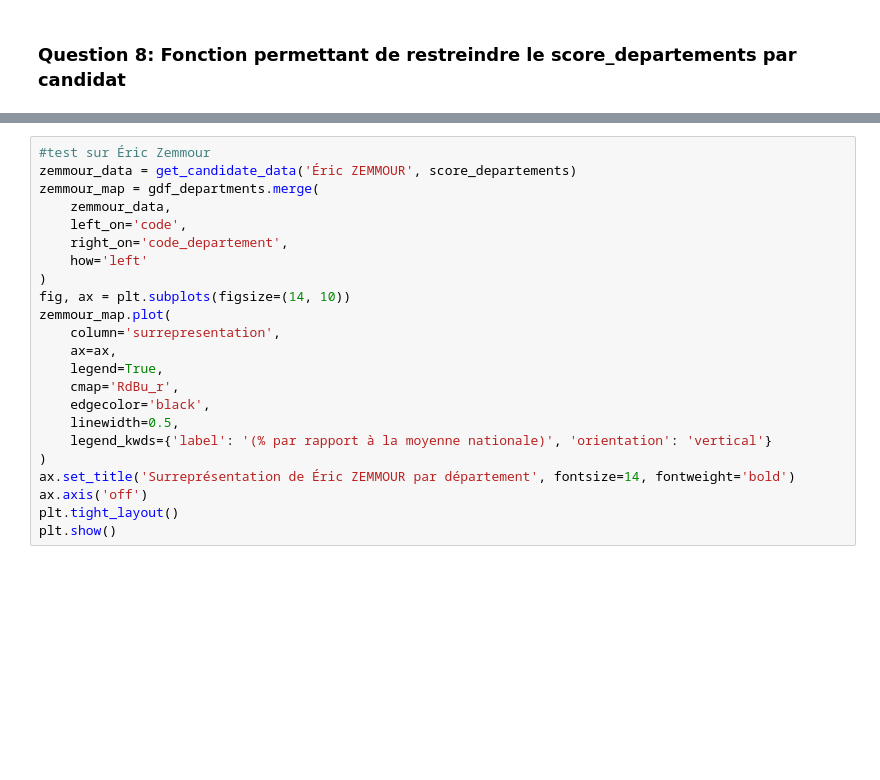
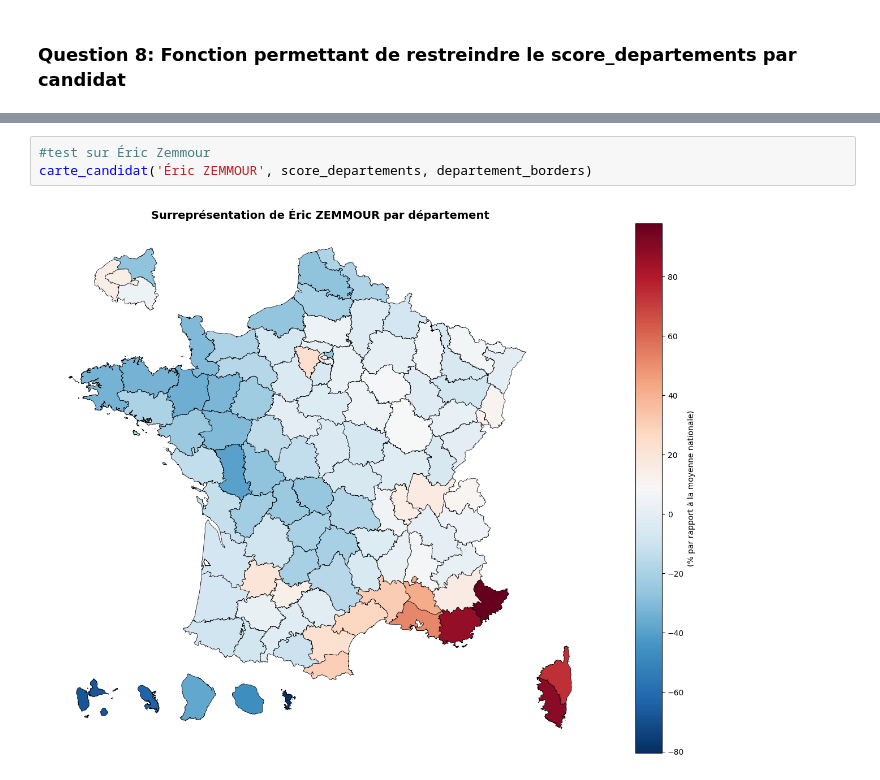
Before and after one commit to YATABARE-Cheikna-Amala/Projet_-Python_pour_la_Data_Science, a Jupyter notebook: Notebook_traitement_Marius&Cheikna.ipynb, the cells around one changed output, grey strips where cells are left out. Saved outputs shown, nothing was run; the diff lists cells and outputs as text; blank space fills up the shorter version.

```diff
--- a/Notebook_traitement_Marius&Cheikna.ipynb
+++ b/Notebook_traitement_Marius&Cheikna.ipynb
@@ -236,25 +302,7 @@ plt.show()
 # %%
 #test sur Éric Zemmour
-zemmour_data = get_candidate_data('Éric ZEMMOUR', score_departements)
-zemmour_map = gdf_departments.merge(
-    zemmour_data,
-    left_on='code',
-    right_on='code_departement',
-    how='left'
-)
-fig, ax = plt.subplots(figsize=(14, 10))
-zemmour_map.plot(
-    column='surrepresentation',
-    ax=ax,
-    legend=True,
-    cmap='RdBu_r',
-    edgecolor='black',
-    linewidth=0.5,
-    legend_kwds={'label': '(% par rapport à la moyenne nationale)', 'orientation': 'vertical'}
-)
-ax.set_title('Surreprésentation de Éric ZEMMOUR par département', fontsize=14, fontweight='bold')
-ax.axis('off')
-plt.tight_layout()
-plt.show()
+carte_candidat('Éric ZEMMOUR', score_departements, departement_borders)
+# %% [output]
+[figure, added]
 # %%
 #test sur Emmanuel Macron
```
Also changed, not shown: parts of 14 cells of this notebook, 2 other files.
